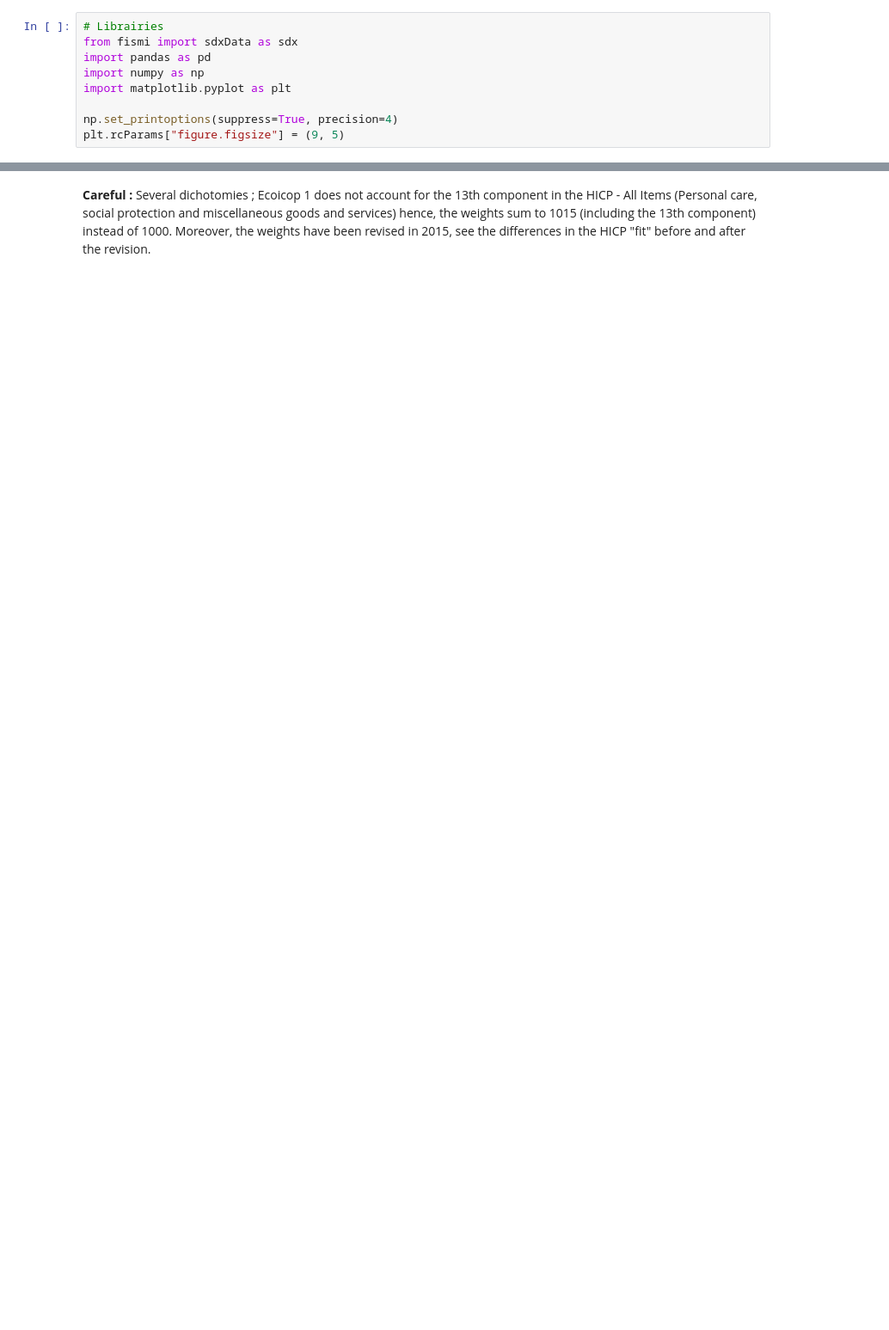
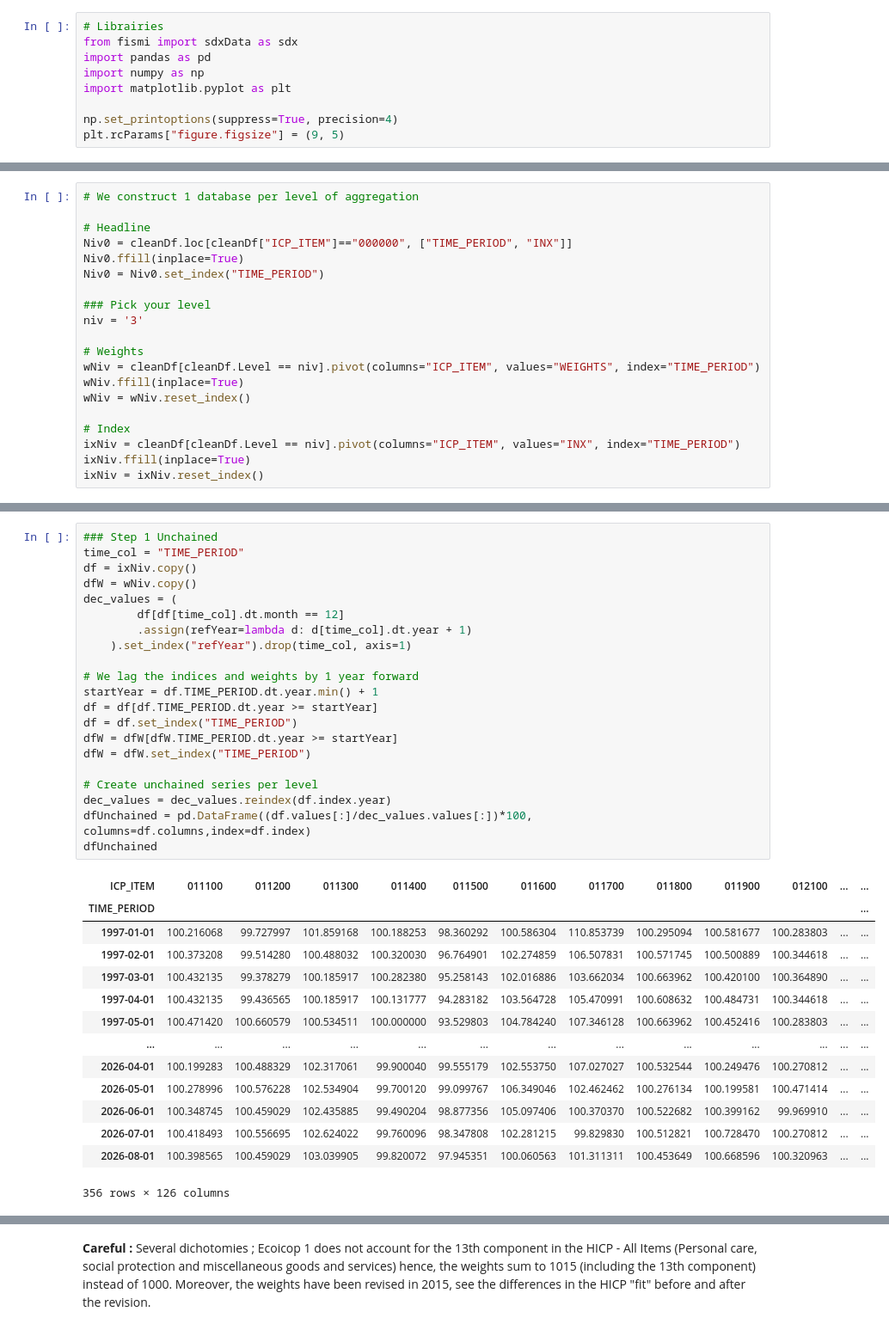
Before and after one commit to Lea-Gosselin/ismi-index, a Jupyter notebook: collectData.ipynb, the cells around one changed output, grey strips where cells are left out. Shown at 86% size. Cells and saved outputs as stored; diff of their text form; blank space fills up the shorter version.

```diff
--- a/collectData.ipynb
+++ b/collectData.ipynb
@@ -166,0 +384,20 @@ See the caveats in the documentation: https://pandas.pydata.org/pandas-docs/stab
+# %%
+# We construct 1 database per level of aggregation
+
+# Headline
+Niv0 = cleanDf.loc[cleanDf["ICP_ITEM"]=="000000", ["TIME_PERIOD", "INX"]]
+Niv0.ffill(inplace=True)
+Niv0 = Niv0.set_index("TIME_PERIOD")
+
+### Pick your level
+niv = '3'
+
+# Weights
+wNiv = cleanDf[cleanDf.Level == niv].pivot(columns="ICP_ITEM", values="WEIGHTS", index="TIME_PERIOD")
+wNiv.ffill(inplace=True)
+wNiv = wNiv.reset_index()
+
+# Index
+ixNiv = cleanDf[cleanDf.Level == niv].pivot(columns="ICP_ITEM", values="INX", index="TIME_PERIOD")
+ixNiv.ffill(inplace=True)
+ixNiv = ixNiv.reset_index()
@@ -166,0 +411,36 @@ See the caveats in the documentation: https://pandas.pydata.org/pandas-docs/stab
+# %%
+### Step 1 Unchained
+time_col = "TIME_PERIOD"
+df = ixNiv.copy()
+dfW = wNiv.copy()
+dec_values = (
+        df[df[time_col].dt.month == 12]
+        .assign(refYear=lambda d: d[time_col].dt.year + 1)
+    ).set_index("refYear").drop(time_col, axis=1)
+
+# We lag the indices and weights by 1 year forward
+startYear = df.TIME_PERIOD.dt.year.min() + 1
+df = df[df.TIME_PERIOD.dt.year >= startYear]
+df = df.set_index("TIME_PERIOD")
+dfW = dfW[dfW.TIME_PERIOD.dt.year >= startYear]
+dfW = dfW.set_index("TIME_PERIOD")
+
+# Create unchained series per level
+dec_values = dec_values.reindex(df.index.year)
+dfUnchained = pd.DataFrame((df.values[:]/dec_values.values[:])*100, columns=df.columns,index=df.index)
+dfUnchained
+# %% [output]
+| ICP_ITEM | 011100 | 011200 | 011300 | 011400 | 011500 | 011600 | 011700 | 011800 | 011900 | 012100 | ... | ... |
+| TIME_PERIOD |  |  |  |  |  |  |  |  |  |  |  | ... |
+| 1997-01-01 | 100.216068 | 99.727997 | 101.859168 | 100.188253 | 98.360292 | 100.586304 | 110.853739 | 100.295094 | 100.581677 | 100.283803 | ... | ... |
+| 1997-02-01 | 100.373208 | 99.514280 | 100.488032 | 100.320030 | 96.764901 | 102.274859 | 106.507831 | 100.571745 | 100.500889 | 100.344618 | ... | ... |
+| 1997-03-01 | 100.432135 | 99.378279 | 100.185917 | 100.282380 | 95.258143 | 102.016886 | 103.662034 | 100.663962 | 100.420100 | 100.364890 | ... | ... |
+| 1997-04-01 | 100.432135 | 99.436565 | 100.185917 | 100.131777 | 94.283182 | 103.564728 | 105.470991 | 100.608632 | 100.484731 | 100.344618 | ... | ... |
+| 1997-05-01 | 100.471420 | 100.660579 | 100.534511 | 100.000000 | 93.529803 | 104.784240 | 107.346128 | 100.663962 | 100.452416 | 100.283803 | ... | ... |
+| ... | ... | ... | ... | ... | ... | ... | ... | ... | ... | ... | ... | ... |
+| 2026-04-01 | 100.199283 | 100.488329 | 102.317061 | 99.900040 | 99.555179 | 102.553750 | 107.027027 | 100.532544 | 100.249476 | 100.270812 | ... | ... |
+| 2026-05-01 | 100.278996 | 100.576228 | 102.534904 | 99.700120 | 99.099767 | 106.349046 | 102.462462 | 100.276134 | 100.199581 | 100.471414 | ... | ... |
+| 2026-06-01 | 100.348745 | 100.459029 | 102.435885 | 99.490204 | 98.877356 | 105.097406 | 100.370370 | 100.522682 | 100.399162 | 99.969910 | ... | ... |
+| 2026-07-01 | 100.418493 | 100.556695 | 102.624022 | 99.760096 | 98.347808 | 102.281215 | 99.829830 | 100.512821 | 100.728470 | 100.270812 | ... | ... |
+| 2026-08-01 | 100.398565 | 100.459029 | 103.039905 | 99.820072 | 97.945351 | 100.060563 | 101.311311 | 100.453649 | 100.668596 | 100.320963 | ... | ... |
+356 rows × 126 columns
```
Also changed, not shown: parts of 39 cells of this notebook, 3 other files.
